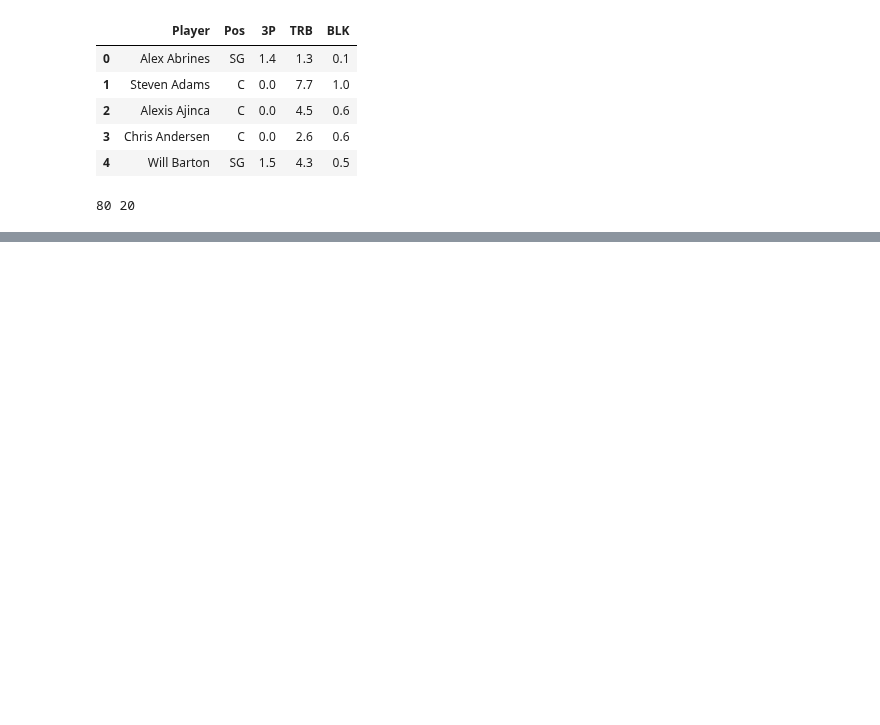
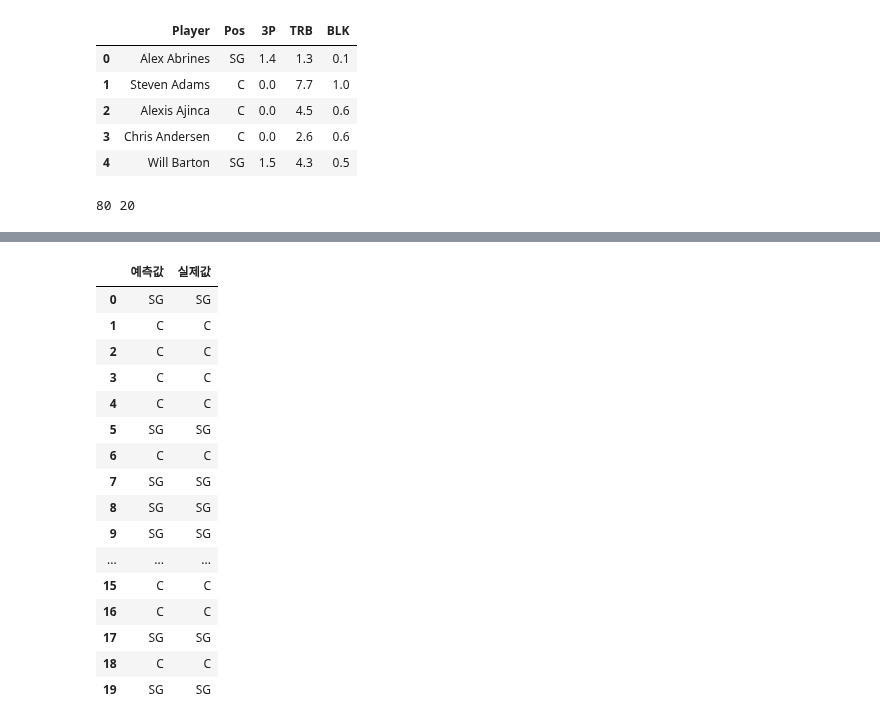
Before and after one commit to hanmin-oh/PythonClass, a Jupyter notebook: 04_machineLearning/workspace/11_kNN(k_Nearest_Neighbor).ipynb, the cells around one changed output, grey strips where cells are left out. Cells and saved outputs as stored; diff of their text form; code cells hidden in the pictures; blank space fills up the shorter version.

```diff
--- a/04_machineLearning/workspace/11_kNN(k_Nearest_Neighbor).ipynb
+++ b/04_machineLearning/workspace/11_kNN(k_Nearest_Neighbor).ipynb
@@ -96,0 +165,21 @@ k-fold 교차 검증은 기존 데이터를 k개로 나눠서 k번 정확도를
+# %%
+comparison = pd.DataFrame({'예측값': predict, '실제값': y_test.values.ravel()})
+comparison
+# %% [output]
+|  | 예측값 | 실제값 |
+| 0 | SG | SG |
+| 1 | C | C |
+| 2 | C | C |
+| 3 | C | C |
+| 4 | C | C |
+| 5 | SG | SG |
+| 6 | C | C |
+| 7 | SG | SG |
+| 8 | SG | SG |
+| 9 | SG | SG |
+| ... | ... | ... |
+| 15 | C | C |
+| 16 | C | C |
+| 17 | SG | SG |
+| 18 | C | C |
+| 19 | SG | SG |
```
Also changed, not shown: parts of 12 cells of this notebook, 9 other files.
